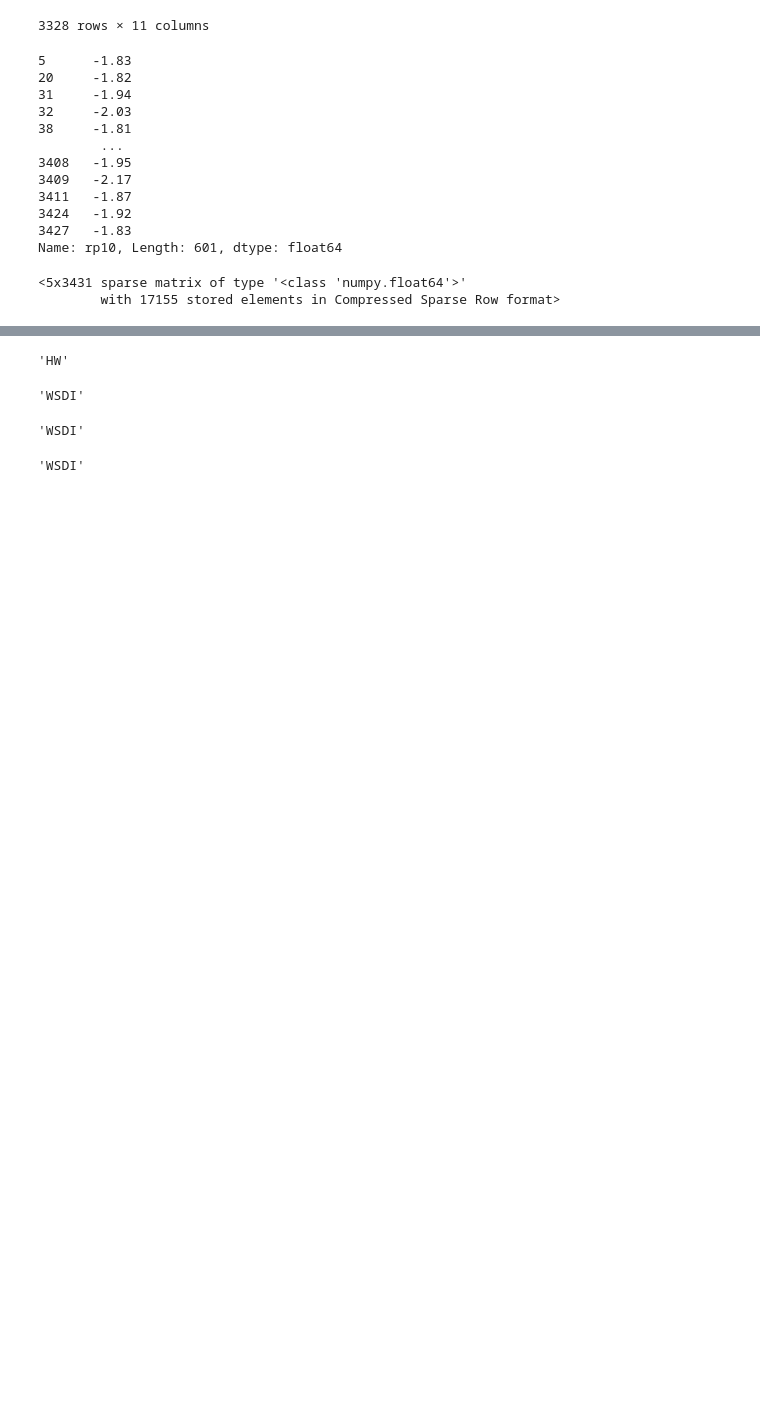
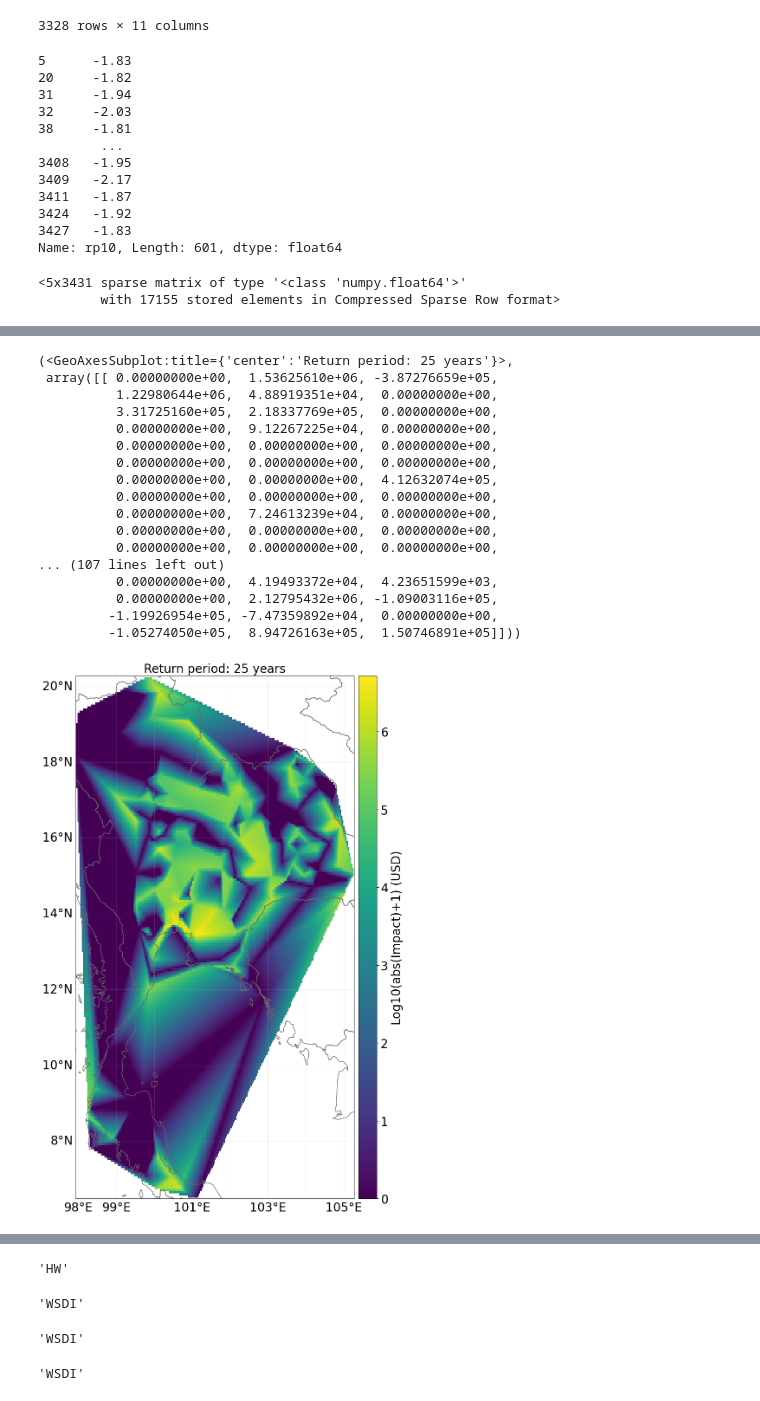
Before and after one commit to gkalomalos/ERA_projects_SWORD, a Jupyter notebook: backend/dev.ipynb, the cells around one changed output, grey strips where cells are left out. Saved outputs shown, nothing was run; the diff lists cells and outputs as text; code cells hidden in the pictures; blank space fills up the shorter version.

```diff
--- a/backend/dev.ipynb
+++ b/backend/dev.ipynb
@@ -430,0 +471,21 @@ Net Present Values
+# %%
+impact_present.plot_rp_imp((25,))
+# %% [output]
+(<GeoAxesSubplot:title={'center':'Return period: 25 years'}>,
+ array([[ 0.00000000e+00,  1.53625610e+06, -3.87276659e+05,
+          1.22980644e+06,  4.88919351e+04,  0.00000000e+00,
+          3.31725160e+05,  2.18337769e+05,  0.00000000e+00,
+          0.00000000e+00,  9.12267225e+04,  0.00000000e+00,
+          0.00000000e+00,  0.00000000e+00,  0.00000000e+00,
+          0.00000000e+00,  0.00000000e+00,  0.00000000e+00,
+          0.00000000e+00,  0.00000000e+00,  4.12632074e+05,
+          0.00000000e+00,  0.00000000e+00,  0.00000000e+00,
+          0.00000000e+00,  7.24613239e+04,  0.00000000e+00,
+          0.00000000e+00,  0.00000000e+00,  0.00000000e+00,
+          0.00000000e+00,  0.00000000e+00,  0.00000000e+00,
+... (107 lines left out)
+          0.00000000e+00,  4.19493372e+04,  4.23651599e+03,
+          0.00000000e+00,  2.12795432e+06, -1.09003116e+05,
+         -1.19926954e+05, -7.47359892e+04,  0.00000000e+00,
+         -1.05274050e+05,  8.94726163e+05,  1.50746891e+05]]))
+[figure, added]
```
Also changed, not shown: parts of 11 cells of this notebook, 1 other file.
